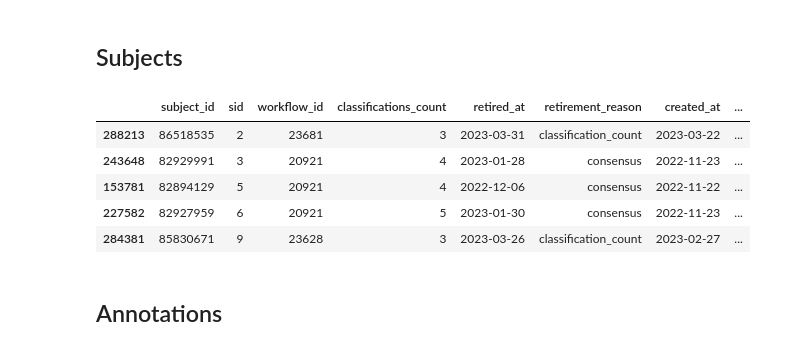
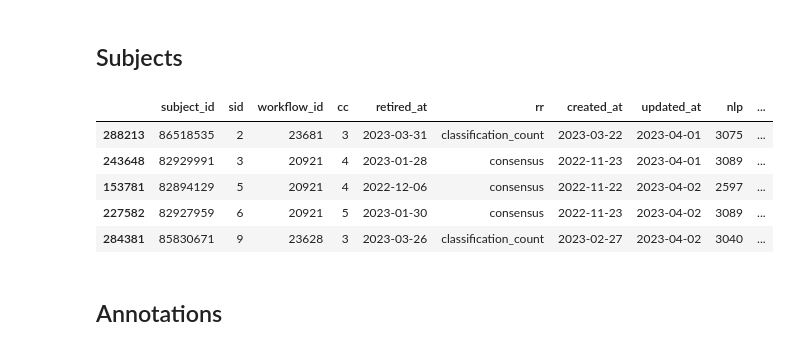
Before and after one commit to kingsdigitallab/lwm-davizct, a Jupyter notebook: notebooks/Export.ipynb, the cells around one changed output. Saved outputs shown, nothing was run; the diff lists cells and outputs as text; code cells hidden in the pictures.

Commit message:
feat(notebooks): export extra fields for subjects and newspapers
Subjects: add text snippet, add year; newspapers: add price (avg) in decimal pounds, add county

```diff
--- a/notebooks/Export.ipynb
+++ b/notebooks/Export.ipynb
@@ -221,6 +180,15 @@ source_df.head()
 # %% [markdown]
 ## Subjects
 # %%
+def get_subject_date(row):
+    if row["newspaper date"]:
+        return row["newspaper date"]
+    if row["newspaper_date"]:
+        return row["newspaper_date"]
+    if row["!original_metadata.newspaper date"]:
+        return row["!original_metadata.newspaper date"]
+
+
 subjects = subjects_df.reset_index()
 
 subjects = subjects[subjects["workflow_id"].isin(projects_workflows)]
@@ -228,14 +196,21 @@ subjects = subjects[subjects["classifications_count"] > 0]
 subjects = subjects.rename(
     columns={
         "subject_id_disambiguated": "sid",
+        "classifications_count": "cc",
+        "retirement_reason": "rr",
         "!inferred_nlp": "nlp",
         "!text": "text",
-        "!image": "img",
     }
 )
 subjects["sid"] = pd.to_numeric(subjects["sid"]).astype("Int64")
 subjects["nlp"] = pd.to_numeric(subjects["nlp"], errors="coerce").astype("Int64")
 subjects["nlp"] = subjects["nlp"].fillna(0)
+subjects["img"] = subjects["locations"].apply(lambda x: x["0"])
+subjects["year"] = subjects.apply(get_subject_date, axis=1)
+subjects["year"] = subjects["year"].apply(lambda x: x.split("-")[0])
+subjects["t"] = subjects["text"].apply(
+    lambda x: x.split(".")[0].strip()[:50] if x else ""
+)
 
 subjects = subjects[
     subjects.columns.drop(list(subjects.filter(regex="!original_metadata")))
@@ -245,6 +220,7 @@ subjects = subjects.drop(
     columns=[
         "!article_id",
         "!crop_rectangle",
+        "!image",
         "!issue",
         "!myid",
         "!origin",
@@ -261,42 +237,42 @@ subjects = subjects.drop(
         "project_id",
         "",
     ]
 )
 subjects = subjects.sort_values(by="sid")
 
 # subject id disambuguated/subject ids links
 subjects[["sid", "subject_id"]].drop_duplicates().set_index("subject_id").to_json(
     os.path.join(out_path, "subjects_ids.json"), orient="index"
 )
 
 # subjects metadata
-subjects.drop_duplicates(subset="sid").drop(
-    columns=["subject_id", "text", "img"]
-).set_index("sid",).to_json(os.path.join(out_path, "subjects.json"), orient="index")
+subjects.drop_duplicates(subset=["sid", "workflow_id"]).drop(
+    columns=["subject_id", "retired_at", "created_at", "updated_at", "text", "img"]
+).to_json(os.path.join(out_path, "subjects.json"), orient="records")
 
 # subjects texts, compressed
 subjects_text = subjects[["sid", "text"]].drop_duplicates(subset="sid")
 subjects_text.set_index("sid")
 subjects_text["text"] = (
     subjects_text["text"]
     .fillna("")
     .apply(lambda x: base64.b64encode(zlib.compress(x.encode("utf-8"))))
 )
 subjects_text.to_json(os.path.join(out_path, "subjects_text.json"), orient="index")
 
 # subjects images
 subjects[["sid", "img"]].drop_duplicates(subset="sid").set_index("sid").to_json(
     os.path.join(out_path, "subjects_image.json"), orient="records"
 )
 
 subjects.head()
 # %% [output]
-|  | subject_id | sid | workflow_id | classifications_count | retired_at | retirement_reason | created_at | ... |
-| 288213 | 86518535 | 2 | 23681 | 3 | 2023-03-31 | classification_count | 2023-03-22 | ... |
-| 243648 | 82929991 | 3 | 20921 | 4 | 2023-01-28 | consensus | 2022-11-23 | ... |
-| 153781 | 82894129 | 5 | 20921 | 4 | 2022-12-06 | consensus | 2022-11-22 | ... |
-| 227582 | 82927959 | 6 | 20921 | 5 | 2023-01-30 | consensus | 2022-11-23 | ... |
-| 284381 | 85830671 | 9 | 23628 | 3 | 2023-03-26 | classification_count | 2023-02-27 | ... |
+|  | subject_id | sid | workflow_id | cc | retired_at | rr | created_at | updated_at | nlp | ... |
+| 288213 | 86518535 | 2 | 23681 | 3 | 2023-03-31 | classification_count | 2023-03-22 | 2023-04-01 | 3075 | ... |
+| 243648 | 82929991 | 3 | 20921 | 4 | 2023-01-28 | consensus | 2022-11-23 | 2023-04-01 | 3089 | ... |
+| 153781 | 82894129 | 5 | 20921 | 4 | 2022-12-06 | consensus | 2022-11-22 | 2023-04-02 | 2597 | ... |
+| 227582 | 82927959 | 6 | 20921 | 5 | 2023-01-30 | consensus | 2022-11-23 | 2023-04-02 | 3089 | ... |
+| 284381 | 85830671 | 9 | 23628 | 3 | 2023-03-26 | classification_count | 2023-02-27 | 2023-04-02 | 3040 | ... |
 # %% [markdown]
 ## Annotations
 # %%
```
Also changed, not shown: parts of 6 cells of this notebook.
